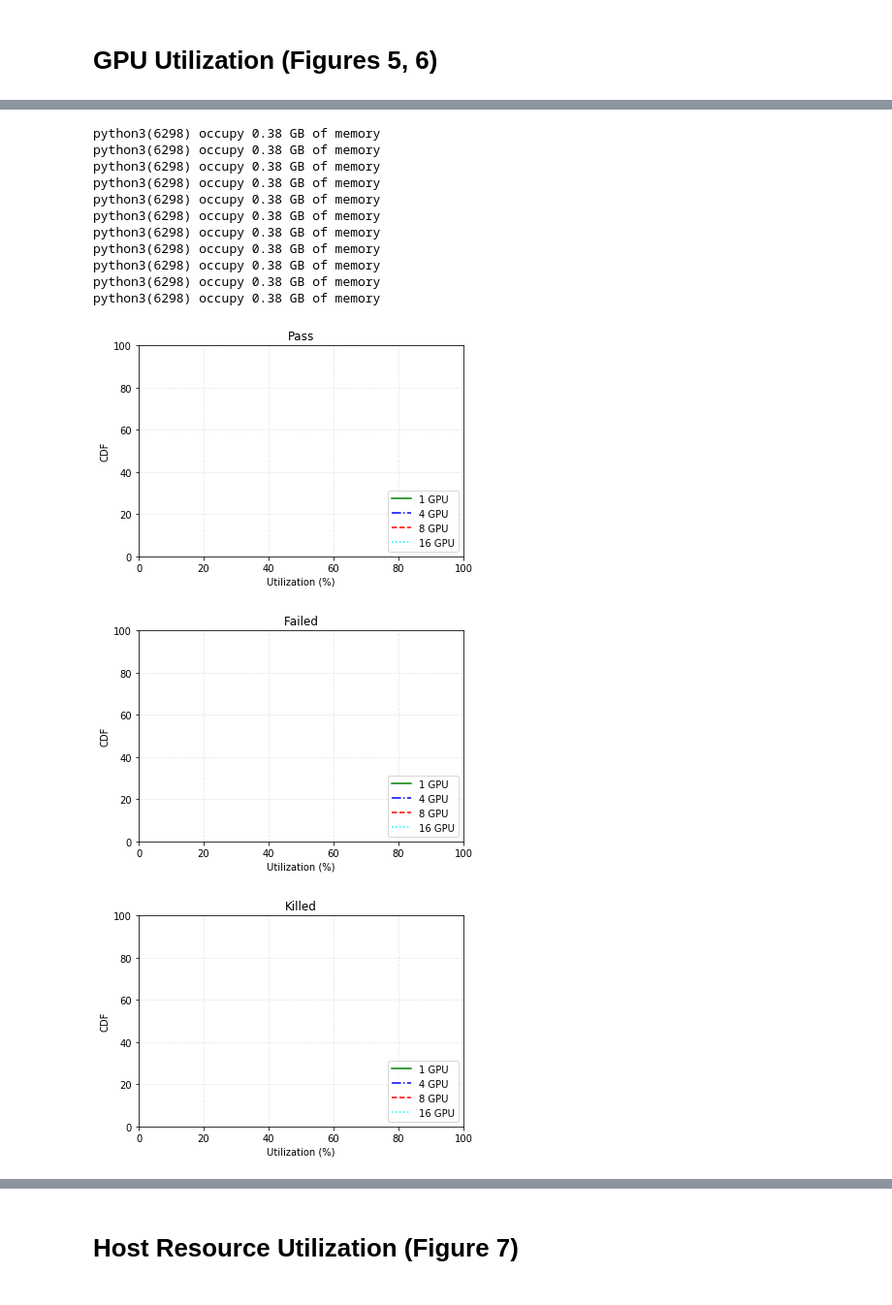
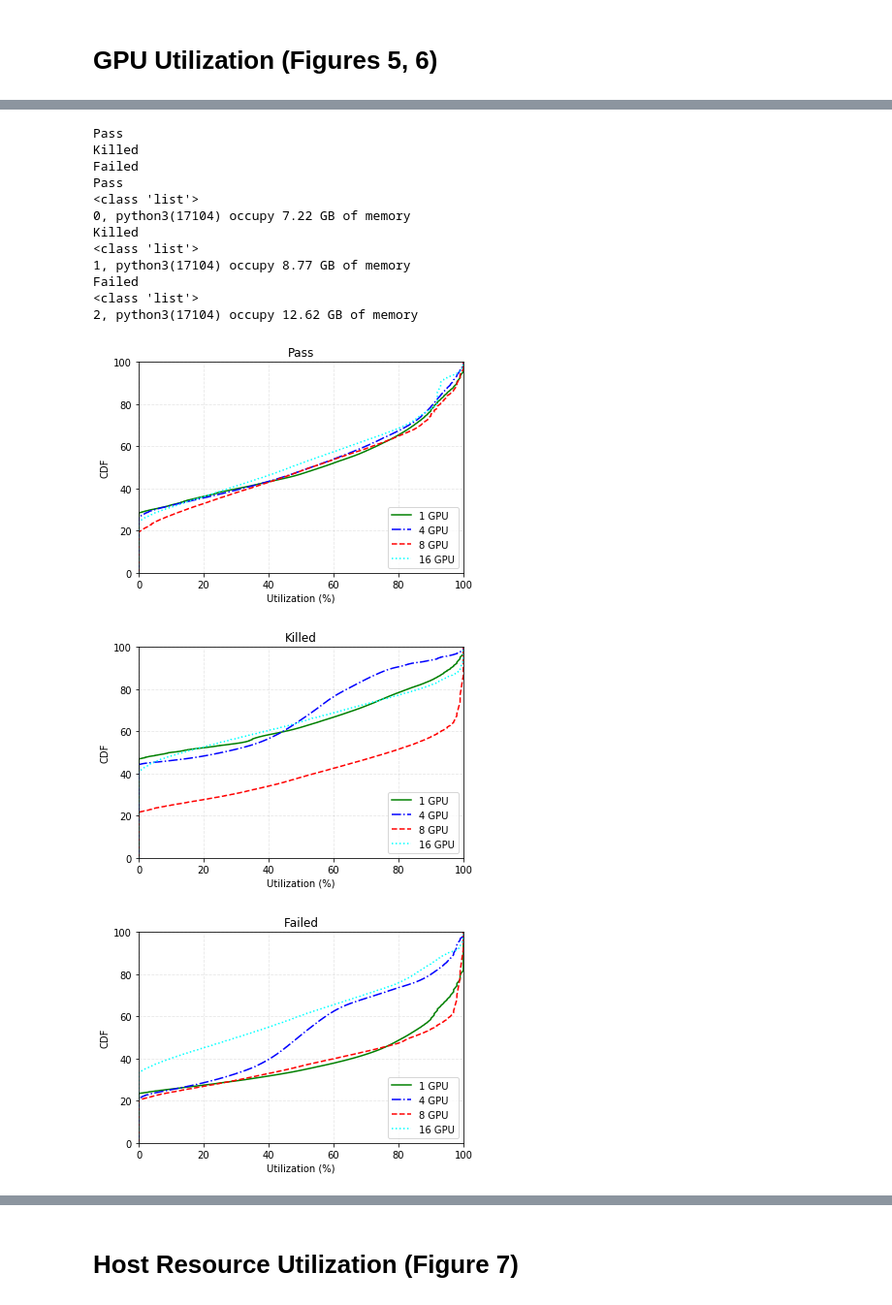
Before and after one commit to Panlichen/philly-traces, a Jupyter notebook: analysis/Philly Trace Analysis.ipynb, the cells around one changed output, grey strips where cells are left out. Shown at 97% size. Saved outputs shown, nothing was run; the diff lists cells and outputs as text; code cells hidden in the pictures.

Commit message:
run with limited memory
Signed-off-by: Panlichen <plch368@qq.com>

```diff
--- a/analysis/Philly Trace Analysis.ipynb
+++ b/analysis/Philly Trace Analysis.ipynb
@@ -410 +405,10 @@ AttributeError: 'int' object has no attribute 'encode'
+# %%
+import shelve
+
+src_file = 'cluster_gpu_util'
+db_file = 'cluster_gpu_util.shelve'
+
+gpu_util_path = os.path.join(LOGDIR, src_file)
+
+gpu_util = shelve.open(db_file, writeback=True)
 # %%
@@ -471 +489,4 @@ def get_utilization_data(jobs, only_large_jobs=False, only_dedicated_servers=Fal
     return data
+# %%
+db_file = 'get_utilization_data.shelve'
+data = get_utilization_data(db_file, jobs)
@@ -472,45 +511,61 @@ def get_utilization_data(jobs, only_large_jobs=False, only_dedicated_servers=Fal
 # %%
-data = get_utilization_data(jobs)
 statuses = data.keys()
+
 for i, status in enumerate(statuses):
-    all_num_gpus = sorted(data[status].keys())
+    print(status)
+
+for i, status in enumerate(statuses):
+    print(status)
+    a = data[status]
+    print(type(data[status][1]))
+    all_keys = data[status].keys()
+    all_num_gpus = sorted(all_keys)
     for num_gpus in all_num_gpus:
         if num_gpus == 1:
             color = 'green'
             linestyle = '-'
         elif num_gpus == 4:
             color = 'blue'
             linestyle = '-.'
         elif num_gpus == 8:
             color = 'red'
             linestyle = '--'
         elif num_gpus == 16:
             color = 'cyan'
             linestyle = ':'
         x, y = get_cdf(data[status][num_gpus])
         plt.plot(x, y, label='%s GPU' % (num_gpus), color=color, linestyle=linestyle)
+    p = psutil.Process(os.getpid())
+    rss = p.memory_info().rss / B_2_GB
+    print("{}, {}({}) occupy {:.2f} GB of memory".format(i, p.name(), p.pid, rss))
+
+    if rss > 28:
+        break
+
+
     plt.title(status)
     plt.xlim(0, 100)
     plt.ylim(0, 100)
     plt.legend(loc='lower right')
     plt.xlabel('Utilization (%)')
     plt.ylabel('CDF')
     plt.grid(alpha=.3, linestyle='--')
     if i < len(statuses) - 1:
         plt.figure()
 plt.show()
 # %% [output]
-python3(6298) occupy 0.38 GB of memory
-python3(6298) occupy 0.38 GB of memory
-python3(6298) occupy 0.38 GB of memory
-python3(6298) occupy 0.38 GB of memory
-python3(6298) occupy 0.38 GB of memory
-python3(6298) occupy 0.38 GB of memory
-python3(6298) occupy 0.38 GB of memory
-python3(6298) occupy 0.38 GB of memory
-python3(6298) occupy 0.38 GB of memory
-python3(6298) occupy 0.38 GB of memory
-python3(6298) occupy 0.38 GB of memory
+Pass
+Killed
+Failed
+Pass
+<class 'list'>
+0, python3(17104) occupy 7.22 GB of memory
+Killed
+<class 'list'>
+1, python3(17104) occupy 8.77 GB of memory
+Failed
+<class 'list'>
+2, python3(17104) occupy 12.62 GB of memory
-[figure, old version]
+[figure, new version]
-[figure, old version]
+[figure, new version]
-[figure, old version]
+[figure, new version]
```
Also changed, not shown: parts of 11 cells of this notebook, 1 other file.
